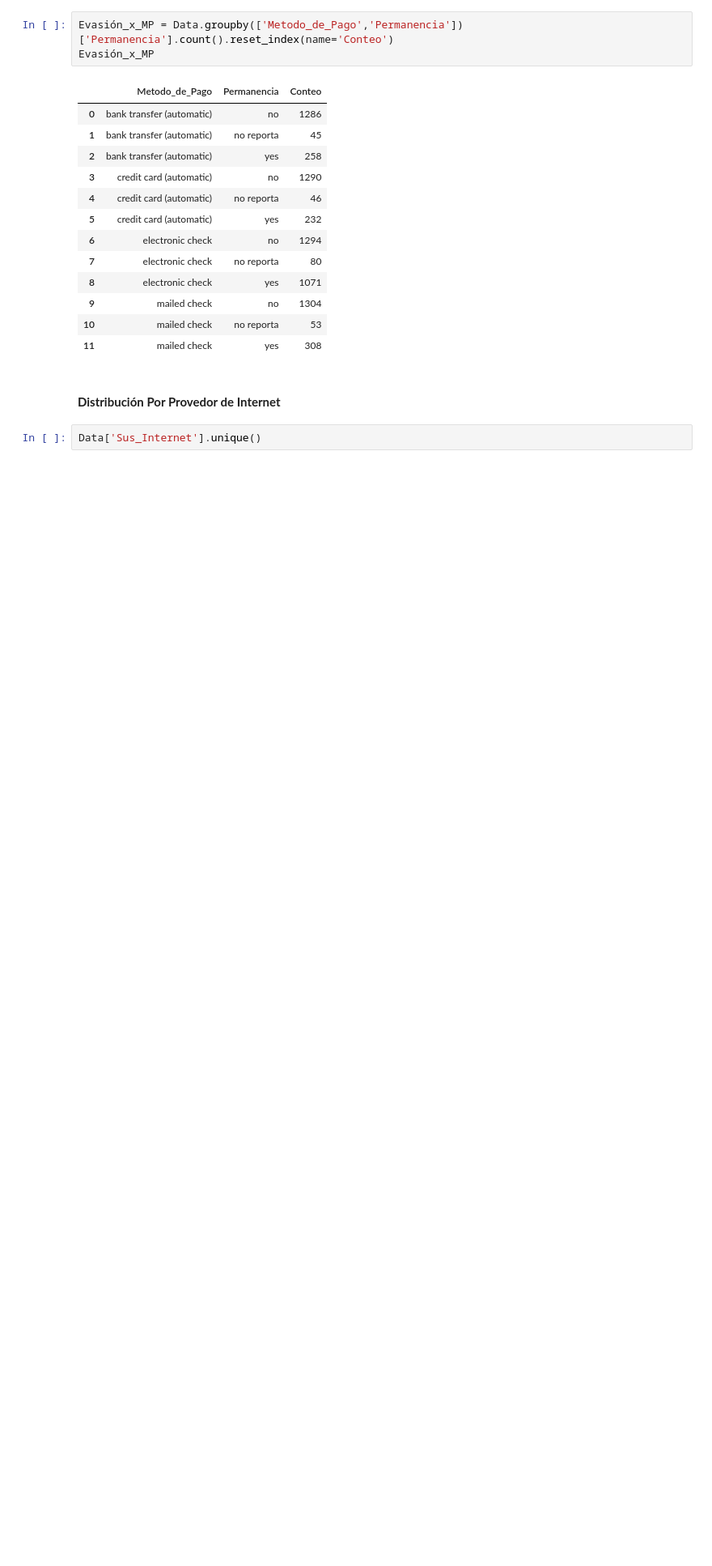
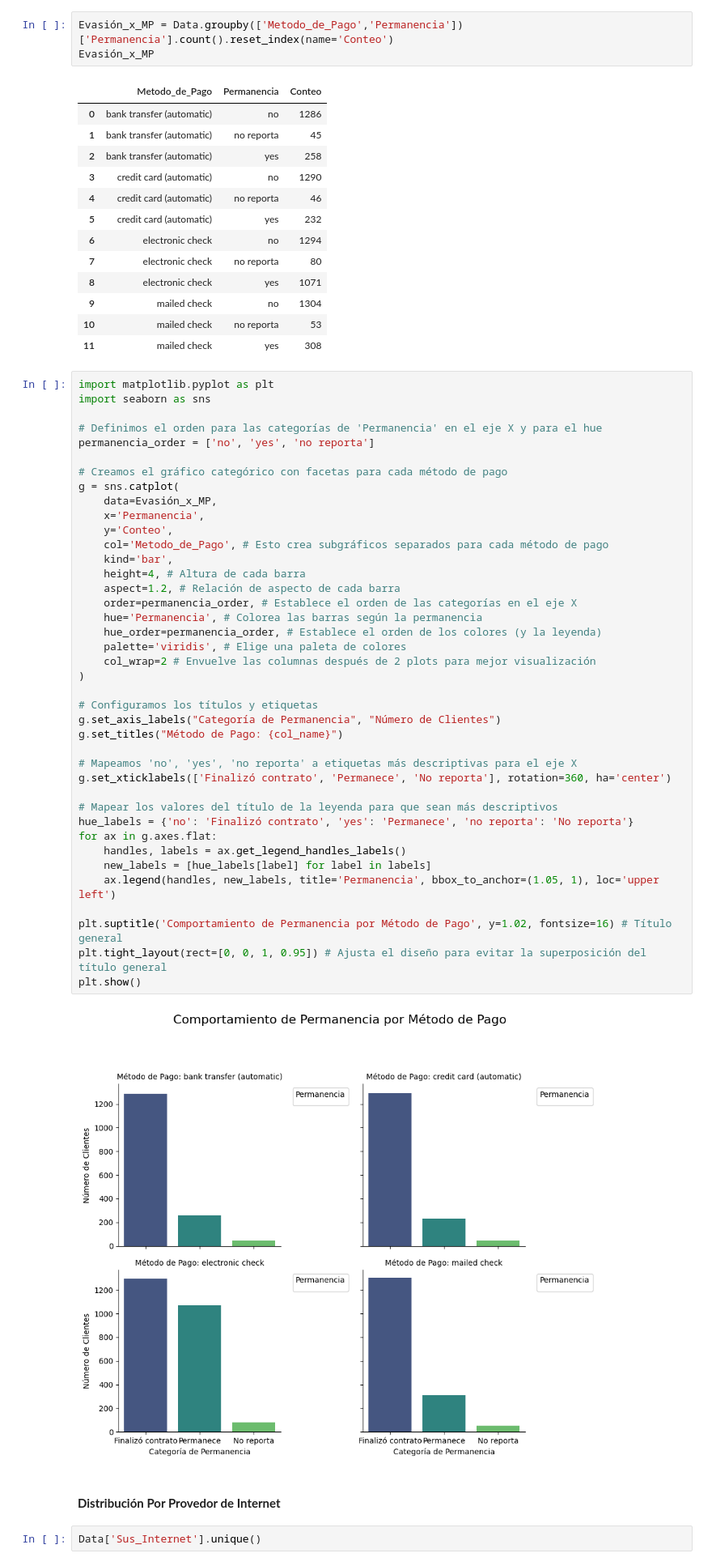
Before and after one commit to CarloR04/Challenge-Telcom_X, a Jupyter notebook: Telcom_X.ipynb, the cells around one changed output. Shown at 81% size. Drawn from its saved outputs; the diff is of its cells as text; blank space fills up the shorter version.

```diff
--- a/Telcom_X.ipynb
+++ b/Telcom_X.ipynb
@@ -906,6 +906,48 @@ Evasión_x_MP
 | 9 | mailed check | no | 1304 |
 | 10 | mailed check | no reporta | 53 |
 | 11 | mailed check | yes | 308 |
+# %%
+import matplotlib.pyplot as plt
+import seaborn as sns
+
+# Definimos el orden para las categorías de 'Permanencia' en el eje X y para el hue
+permanencia_order = ['no', 'yes', 'no reporta']
+
+# Creamos el gráfico categórico con facetas para cada método de pago
+g = sns.catplot(
+    data=Evasión_x_MP,
+    x='Permanencia',
+    y='Conteo',
+    col='Metodo_de_Pago', # Esto crea subgráficos separados para cada método de pago
+    kind='bar',
+    height=4, # Altura de cada barra
+    aspect=1.2, # Relación de aspecto de cada barra
+    order=permanencia_order, # Establece el orden de las categorías en el eje X
+    hue='Permanencia', # Colorea las barras según la permanencia
+    hue_order=permanencia_order, # Establece el orden de los colores (y la leyenda)
+    palette='viridis', # Elige una paleta de colores
+    col_wrap=2 # Envuelve las columnas después de 2 plots para mejor visualización
+)
+
+# Configuramos los títulos y etiquetas
+g.set_axis_labels("Categoría de Permanencia", "Número de Clientes")
+g.set_titles("Método de Pago: {col_name}")
+
+# Mapeamos 'no', 'yes', 'no reporta' a etiquetas más descriptivas para el eje X
+g.set_xticklabels(['Finalizó contrato', 'Permanece', 'No reporta'], rotation=360, ha='center')
+
+# Mapear los valores del título de la leyenda para que sean más descriptivos
+hue_labels = {'no': 'Finalizó contrato', 'yes': 'Permanece', 'no reporta': 'No reporta'}
+for ax in g.axes.flat:
+    handles, labels = ax.get_legend_handles_labels()
+    new_labels = [hue_labels[label] for label in labels]
+    ax.legend(handles, new_labels, title='Permanencia', bbox_to_anchor=(1.05, 1), loc='upper left')
+
+plt.suptitle('Comportamiento de Permanencia por Método de Pago', y=1.02, fontsize=16) # Título general
+plt.tight_layout(rect=[0, 0, 1, 0.95]) # Ajusta el diseño para evitar la superposición del título general
+plt.show()
+# %% [output]
+[figure, added]
 # %% [markdown]
 #### **Distribución Por Provedor de Internet**
 # %%
```
Also changed, not shown: parts of 5 cells of this notebook.
